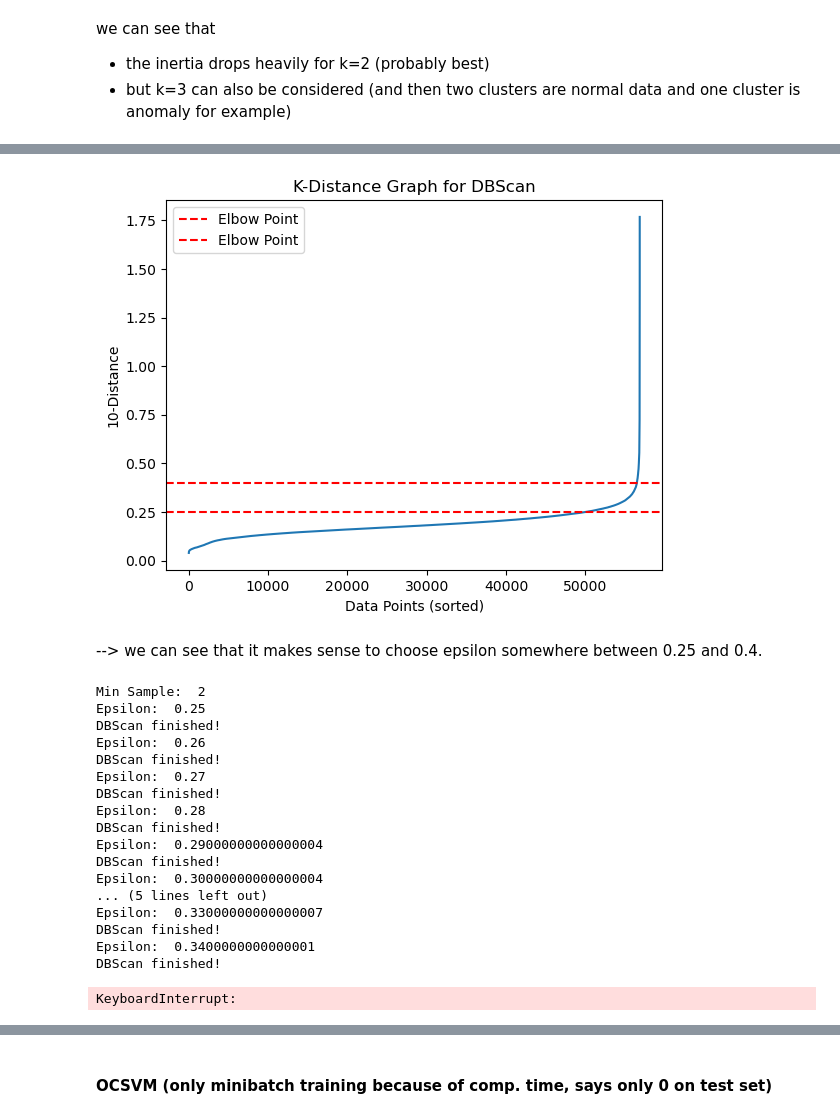
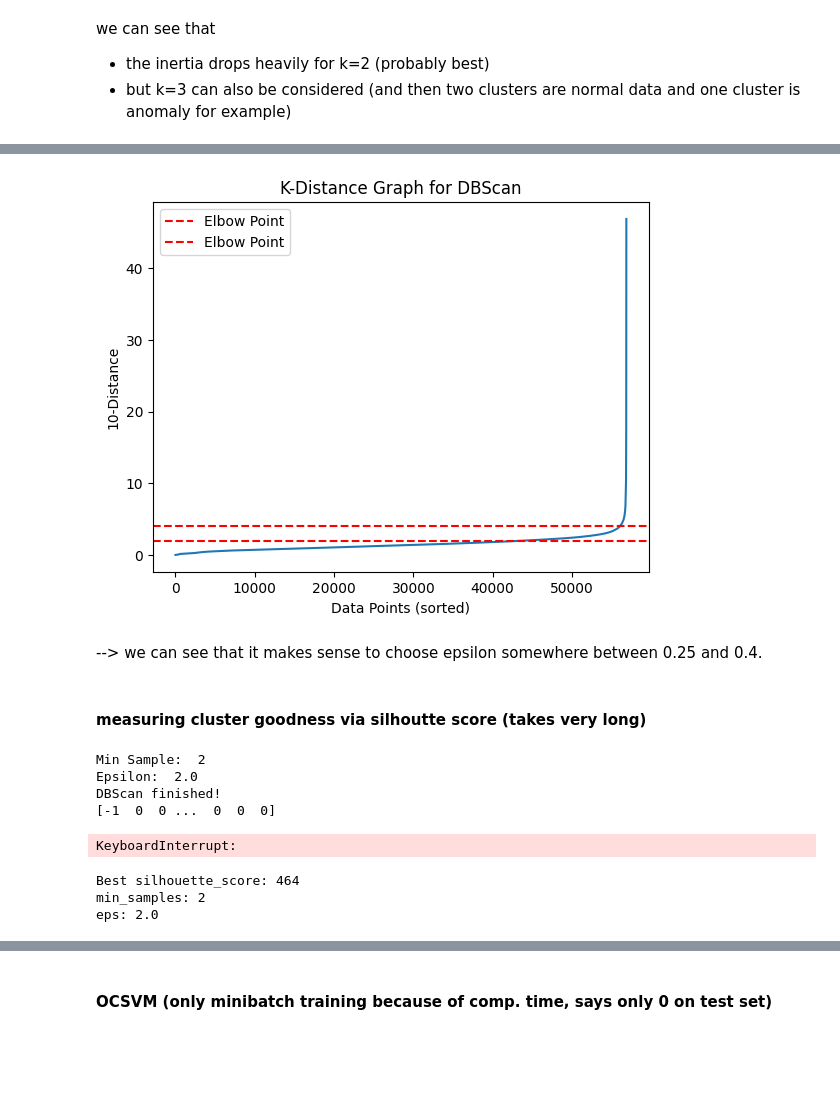
Before and after one commit to Hasosh/Credit-Card-Fraud-Detection, a Jupyter notebook: notebooks/anomaly_detection.ipynb, the cells around one changed output, grey strips where cells are left out. Saved outputs shown, nothing was run; the diff lists cells and outputs as text; code cells hidden in the pictures; blank space fills up the shorter version.

```diff
--- a/notebooks/anomaly_detection.ipynb
+++ b/notebooks/anomaly_detection.ipynb
@@ -136,0 +84,6 @@ X_test_df
+# %%
+from sklearn.preprocessing import StandardScaler
+
+scaler = StandardScaler().fit(X_train_df.Amount.values.reshape(-1,1))
+X_train_df['Amount'] = scaler.transform(X_train_df.Amount.values.reshape(-1,1))
+X_test_df['Amount'] = scaler.transform(X_test_df.Amount.values.reshape(-1,1))
@@ -136,0 +92,3 @@ X_test_df
+# %%
+X_train = X_train_df.values
+X_test = X_test_df.values
@@ -349,7 +388,7 @@ inertia_values = []
 # Fit K-means for each k and compute inertia
 for k in k_values:
     print("K-value: ", k)
-    kmeans = KMeans(n_clusters=k, random_state=0)
+    kmeans = KMeans(n_clusters=k, n_init=10, random_state=RANDOM_SEED)
     kmeans.fit(X_test)
     inertia_values.append(kmeans.inertia_)
 
@@ -357,7 +396,7 @@ for k in k_values:
 plt.figure(figsize=(8, 4))
 plt.plot(k_values, inertia_values, marker='o', linestyle='-', color='b')
 plt.xlabel('Number of Clusters (k)')
-plt.ylabel('Inertia')
+plt.ylabel('Inertia value')
 plt.title('Elbow Curve for Optimal k')
 plt.grid(True)
 plt.show()
@@ -656,39 +587,39 @@ import matplotlib.pyplot as plt
 import numpy as np
 
 # Lets consider 10 as nearest neighbors
 k = 10
 
 # Calculate k-distances
 neigh = NearestNeighbors(n_neighbors=k)
-distances, _ = neigh.fit(X_test_scaled).kneighbors(X_test_scaled)
+distances, _ = neigh.fit(X_test).kneighbors(X_test)
 k_distances = distances[:, -1]  # Get the k-th nearest neighbor distance
 
 # Sort the distances
 sorted_distances = np.sort(k_distances)
 
 # Compute the second derivative
 # second_derivative = np.diff(np.diff(sorted_distances))
 
 # Find the elbow point (where the second derivative changes from negative to positive)
 # elbow_index = np.where(second_derivative > 0)[0][0]
 
 # Plot the k-distance graph with the elbow point
 plt.plot(sorted_distances)
-# plt.plot(second_derivative, label='Second derivative')
-# plt.axvline(x=elbow_index, color='r', linestyle='--', label='Elbow Point')
-plt.axhline(y=0.25, color='r', linestyle='--', label='Elbow Point')
-plt.axhline(y=0.40, color='r', linestyle='--', label='Elbow Point')
+#plt.plot(second_derivative, label='Second derivative')
+#plt.axvline(x=elbow_index, color='r', linestyle='--', label='Elbow Point')
+plt.axhline(y=2, color='r', linestyle='--', label='Elbow Point')
+plt.axhline(y=4, color='r', linestyle='--', label='Elbow Point')
 plt.xlabel('Data Points (sorted)')
 plt.ylabel(f'{k}-Distance')
 plt.title(f'K-Distance Graph for DBScan')
 plt.legend()
 plt.show()
 
 # The elbow_index variable contains the index of the elbow point
 # epsilon = sorted_distances[elbow_index]
 # print(f"Estimated Epsilon (ε): {epsilon}")
 # %% [output]
-[figure, old version]
+[figure, new version]
 # %% [markdown]
 --> we can see that it makes sense to choose epsilon somewhere between 0.25 and 0.4.
 # %%
@@ -697,3 +628,5 @@ eps = np.arange(0.25, 0.40, 0.01)
+# %% [markdown]
+#### measuring cluster goodness via silhoutte score (takes very long)
 # %%
 # takes very long ...
 from sklearn.metrics import silhouette_score
@@ -704,26 +637,23 @@ for ms in min_samples:
     print("Min Sample: ", ms)
     for ep in eps:
         print("Epsilon: ", ep)
-        labels = DBSCAN(min_samples=ms, eps = ep).fit(X_test_scaled).labels_
+        labels = DBSCAN(min_samples=ms, eps = ep).fit(X_test).labels_
         print("DBScan finished!")
-        score = silhouette_score(X_test_scaled, labels)
+        print(labels)
+        score = silhouette_score(X_test, labels)
         output.append((ms, ep, score))
 # %% [output]
 Min Sample:  2
-Epsilon:  0.25
+Epsilon:  2.0
 DBScan finished!
-Epsilon:  0.26
-DBScan finished!
-Epsilon:  0.27
-DBScan finished!
-Epsilon:  0.28
-DBScan finished!
-Epsilon:  0.29000000000000004
-DBScan finished!
-Epsilon:  0.30000000000000004
-... (5 lines left out)
-Epsilon:  0.33000000000000007
-DBScan finished!
-Epsilon:  0.3400000000000001
-DBScan finished!
+[-1  0  0 ...  0  0  0]
 KeyboardInterrupt:
+# %%
+min_samples, eps, score = sorted(output, key=lambda x:x[-1])[-1]
+print(f"Best silhouette_score: {score}")
+print(f"min_samples: {min_samples}")
+print(f"eps: {eps}")
+# %% [output]
+Best silhouette_score: 464
+min_samples: 2
+eps: 2.0
```
Also changed, not shown: parts of 171 cells of this notebook, 2 other files.
